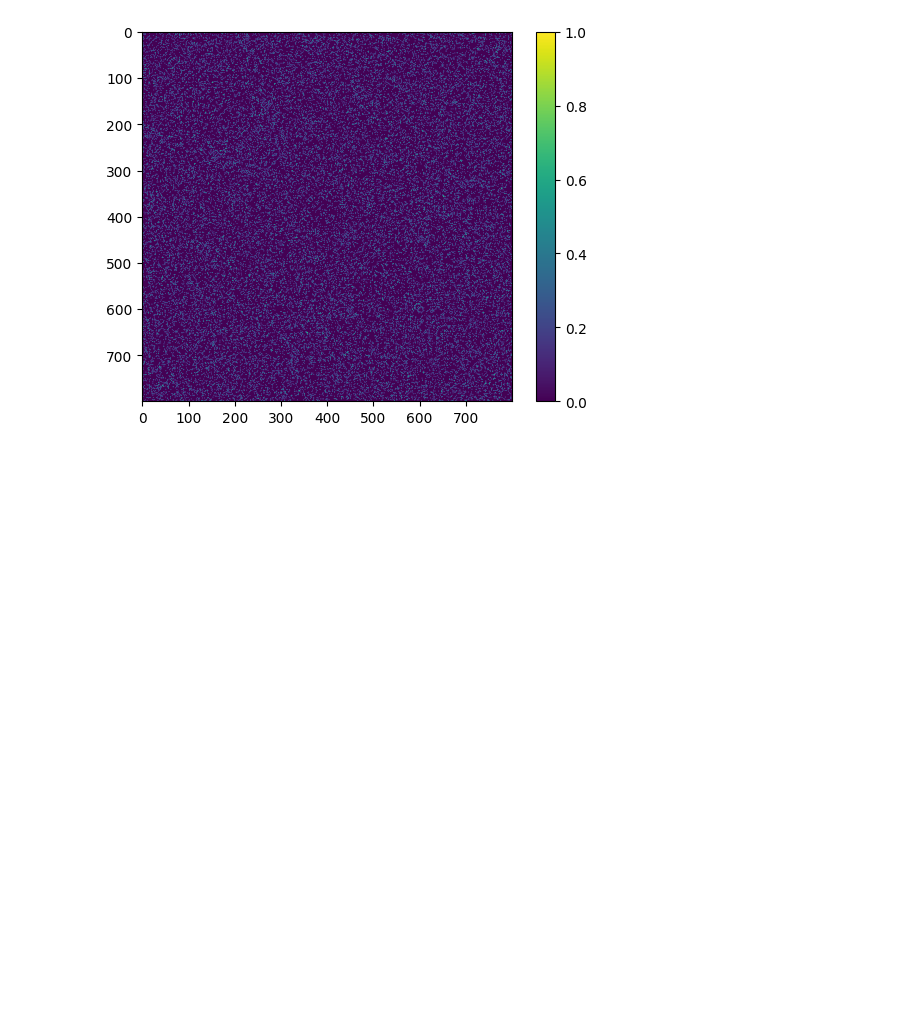
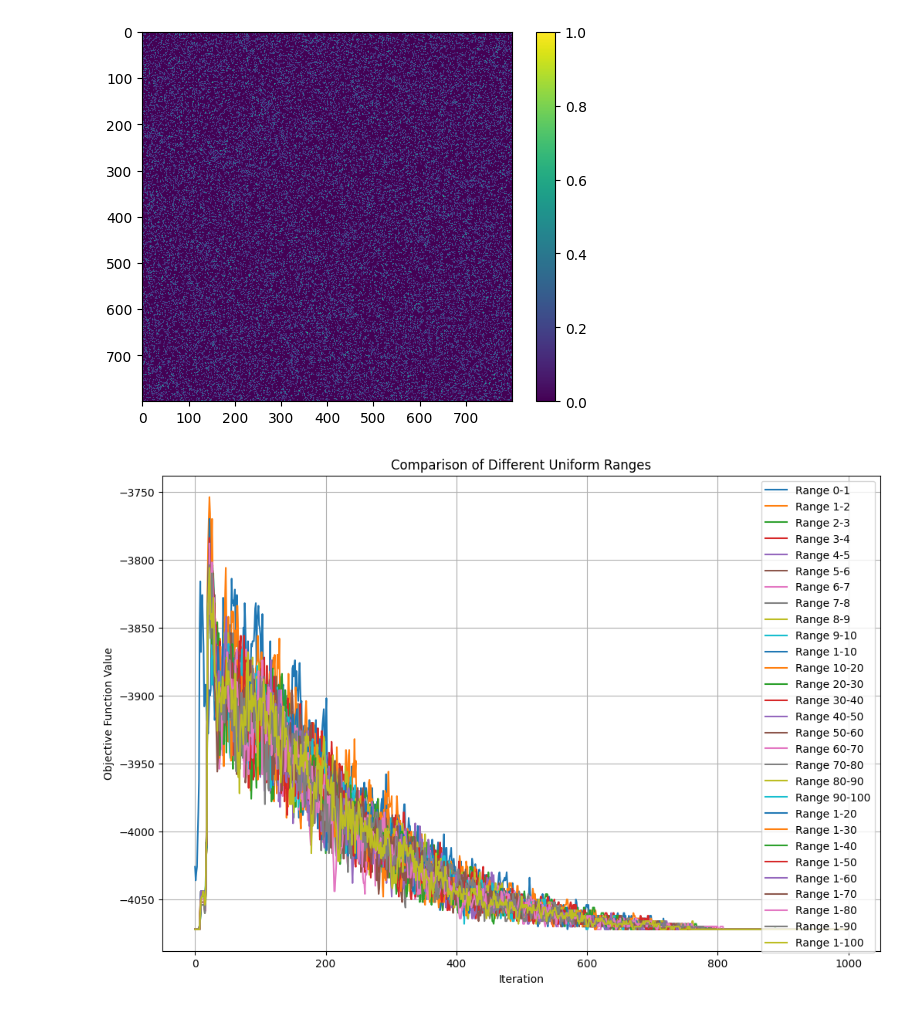
Before and after one commit to CHIN-HUA/AI, a Jupyter notebook: QPA_code_demo.ipynb, the cells around one changed output. Saved outputs shown, nothing was run; the diff lists cells and outputs as text; code cells hidden in the pictures; blank space fills up the shorter version.

```diff
--- a/QPA_code_demo.ipynb
+++ b/QPA_code_demo.ipynb
@@ -46,3 +46,97 @@ for ii in np.arange(numIterations):
     # 計算能量
     isingHamil = -0.5 * np.einsum('ij,ij->j', spinVector, (coulpingMatrix @ spinVector))
     isingHamilHistory[ii] = isingHamil      # energy tracking
+# %%
+import numpy as np
+import matplotlib.pyplot as plt
+import pandas as pd
+
+# 初始化分佈歷史
+isingHamilHistory_tide_distributions = {}
+
+# 定義不同的隨機範圍
+uniform_ranges = [
+    (0, 1), (1, 2), (2, 3), (3, 4), (4, 5), (5, 6), (6, 7), (7, 8), (8, 9), (9, 10),
+    (1, 10), (10, 20), (20, 30), (30, 40), (40, 50), (50, 60), (60, 70), (70, 80), (80, 90), (90, 100),
+    (1, 20), (1, 30), (1, 40), (1, 50), (1, 60), (1, 70), (1, 80), (1, 90), (1, 100)
+]
+
+
+for min_val, max_val in uniform_ranges:
+      key = f"Range {min_val}-{max_val}"
+      isingHamilHistory_tide_distributions[key] = np.zeros((numIterations, numTrials))
+
+      for ii in range(numIterations):
+          delHising = np.dot(-coulpingMatrix, spinVector)
+          grad_norm = np.linalg.norm(delHising)
+
+          # 使用裁剪的柯西分佈生成隨機振幅
+          scale = (max_val - min_val) / 2
+          tide_amplitude = (
+              np.clip(np.random.standard_cauchy() * scale, min_val, max_val)  # 使用裁剪的柯西分布
+              * np.exp(-ii**2 / (numIterations / 5)**2)
+              * (1 / (1 + grad_norm + 1e-6))
+          )
+
+          primary_freq = 100 - (ii / numIterations) * 50
+          secondary_freq = 50 - (ii / numIterations) * 25
+          tide_effect = tide_amplitude * (
+              np.sin(2 * np.pi * ii / primary_freq) +
+              0.5 * np.sin(2 * np.pi * ii / secondary_freq + np.pi / 4)
+          )
+
+          # 隨機擾動
+          random_effect = np.random.randn(numSpins, numTrials) * 0.1
+
+          # 總能量梯度
+          delHsystem = delHising + lamda[ii] * xVector + tide_effect + random_effect
+
+          # 動量更新
+          momentum = (1 - adpRate) * momentum - adpRate * delHsystem
+          momentum = np.clip(momentum, -1, 1)
+
+          # 狀態更新
+          xVector += momentum
+          xVector = np.clip(xVector, -1, 1)
+          spinVector = np.sign(xVector)
+
+          # 計算能量
+          isingHamil = -0.5 * np.einsum('ij,ij->j', spinVector, (coulpingMatrix @ spinVector))
+          isingHamilHistory_tide_distributions[key][ii] = isingHamil
+
+          # 計算每個範圍的最低值
+          distribution_min_values = {key: np.min(history) for key, history in isingHamilHistory_tide_distributions.items()}
+
+# 繪製每種範圍的分佈結果
+plt.figure(figsize=(12, 8))
+for key, history in isingHamilHistory_tide_distributions.items():
+    plt.plot(np.min(history, axis=1), label=key)
+
+# 標注與美化
+plt.xlabel("Iteration")
+plt.ylabel("Objective Function Value")
+plt.title("Comparison of Different Uniform Ranges")
+plt.legend()
+plt.grid()
+plt.show()
+
+# 提取最低值並列出
+distribution_min_values = {key: np.min(history) for key, history in isingHamilHistory_tide_distributions.items()}
+
+# 格式化輸出
+import pandas as pd
+df_distribution_min_values = pd.DataFrame.from_dict(distribution_min_values, orient='index', columns=['Minimum Value'])
+df_distribution_min_values['Minimum Value'] = df_distribution_min_values['Minimum Value'].apply(lambda x: f"{x:.12f}")
+
+# 顯示表格
+print("Minimum Values for Different Uniform Ranges:")
+print(df_distribution_min_values)
+
+mean_original = isingHamilHistory.mean(axis=1)
+
+# Compare minimum values
+min_original = mean_original.min()
+
+print(f"Minimum Energy (Original): {min_original}")
+# %% [output]
+[figure, added]
```
Also changed, not shown: parts of 9 cells of this notebook.
